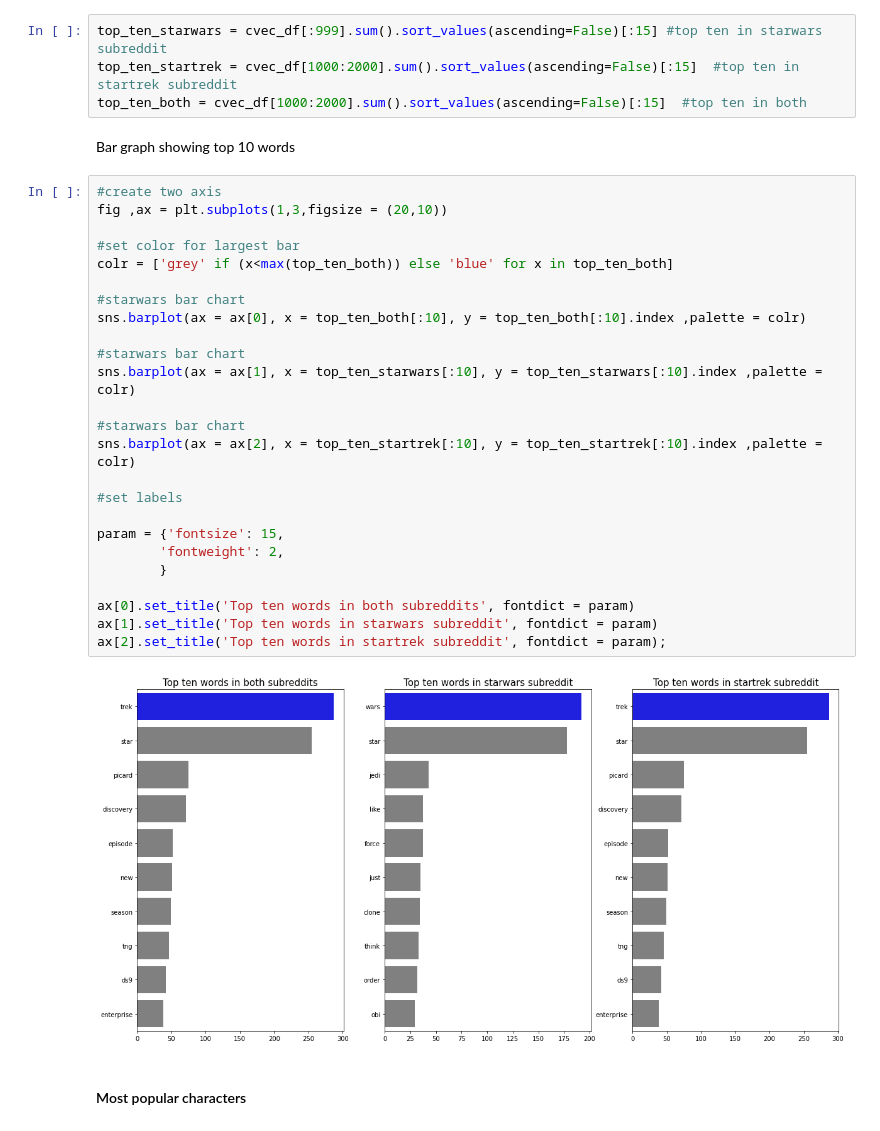
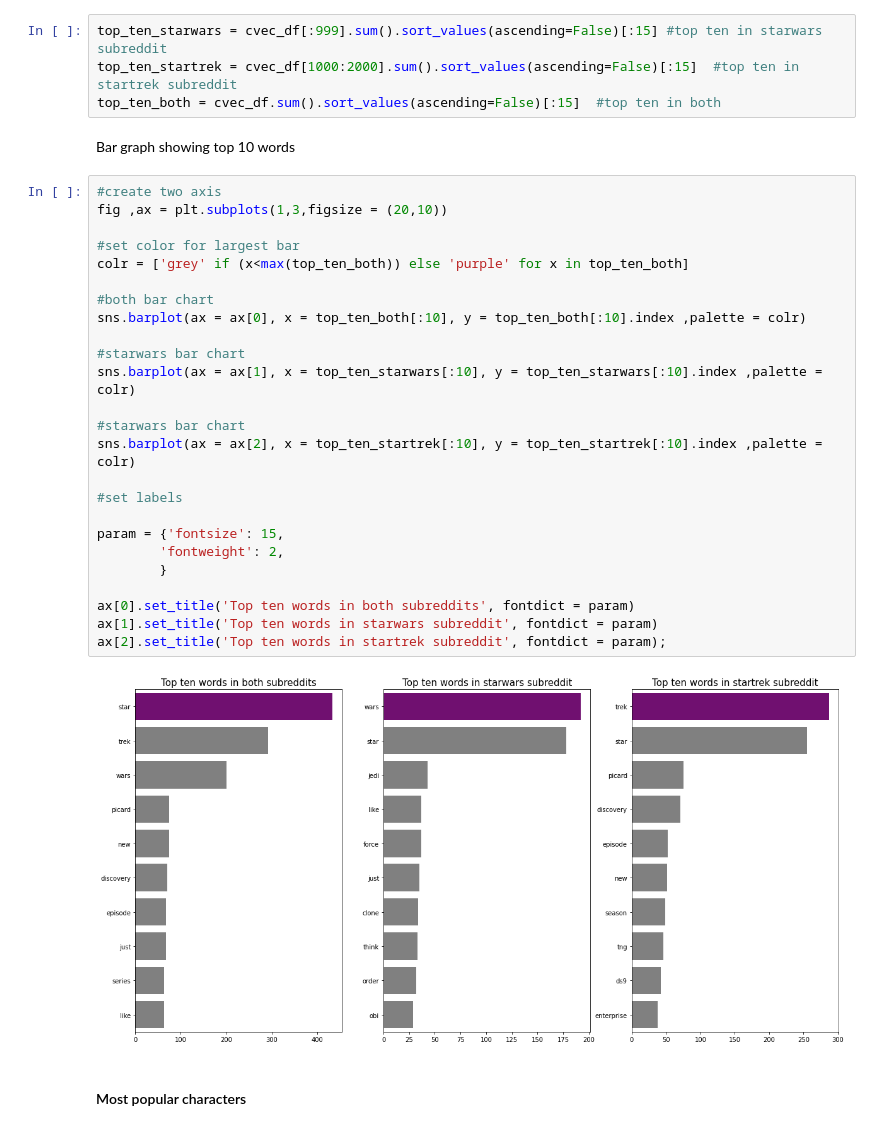
Before and after one commit to CaptCardoso/Subreddit-Classifier, a Jupyter notebook: notebooks/03 EDA.ipynb, the cells around one changed output. Cells and saved outputs as stored; diff of their text form.

```diff
--- a/notebooks/03 EDA.ipynb
+++ b/notebooks/03 EDA.ipynb
@@ -91,36 +91,36 @@ What are the 10 most common words in the corpus
 # %%
 top_ten_starwars = cvec_df[:999].sum().sort_values(ascending=False)[:15] #top ten in starwars subreddit
 top_ten_startrek = cvec_df[1000:2000].sum().sort_values(ascending=False)[:15]  #top ten in startrek subreddit
-top_ten_both = cvec_df[1000:2000].sum().sort_values(ascending=False)[:15]  #top ten in both
+top_ten_both = cvec_df.sum().sort_values(ascending=False)[:15]  #top ten in both
 # %% [markdown]
 Bar graph showing top 10 words
 # %%
 #create two axis
 fig ,ax = plt.subplots(1,3,figsize = (20,10))
 
 #set color for largest bar
-colr = ['grey' if (x<max(top_ten_both)) else 'blue' for x in top_ten_both]
+colr = ['grey' if (x<max(top_ten_both)) else 'purple' for x in top_ten_both]
 
-#starwars bar chart
+#both bar chart
 sns.barplot(ax = ax[0], x = top_ten_both[:10], y = top_ten_both[:10].index ,palette = colr)
 
 #starwars bar chart
 sns.barplot(ax = ax[1], x = top_ten_starwars[:10], y = top_ten_starwars[:10].index ,palette = colr)
 
 #starwars bar chart
 sns.barplot(ax = ax[2], x = top_ten_startrek[:10], y = top_ten_startrek[:10].index ,palette = colr)
 
 #set labels
 
 param = {'fontsize': 15,
         'fontweight': 2,
         }
 
 ax[0].set_title('Top ten words in both subreddits', fontdict = param)
 ax[1].set_title('Top ten words in starwars subreddit', fontdict = param)
 ax[2].set_title('Top ten words in startrek subreddit', fontdict = param);
 # %% [output]
-[figure, old version]
+[figure, new version]
 # %% [markdown]
 #### Most popular characters
 # %% [markdown]
```
Also changed, not shown: parts of 1 cell of this notebook, 4 other files.
